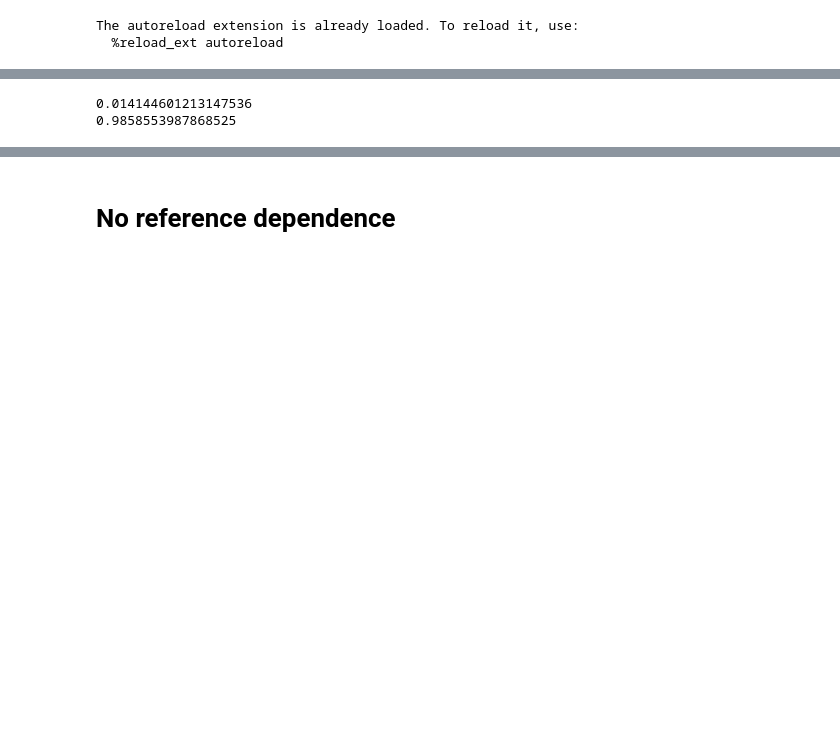
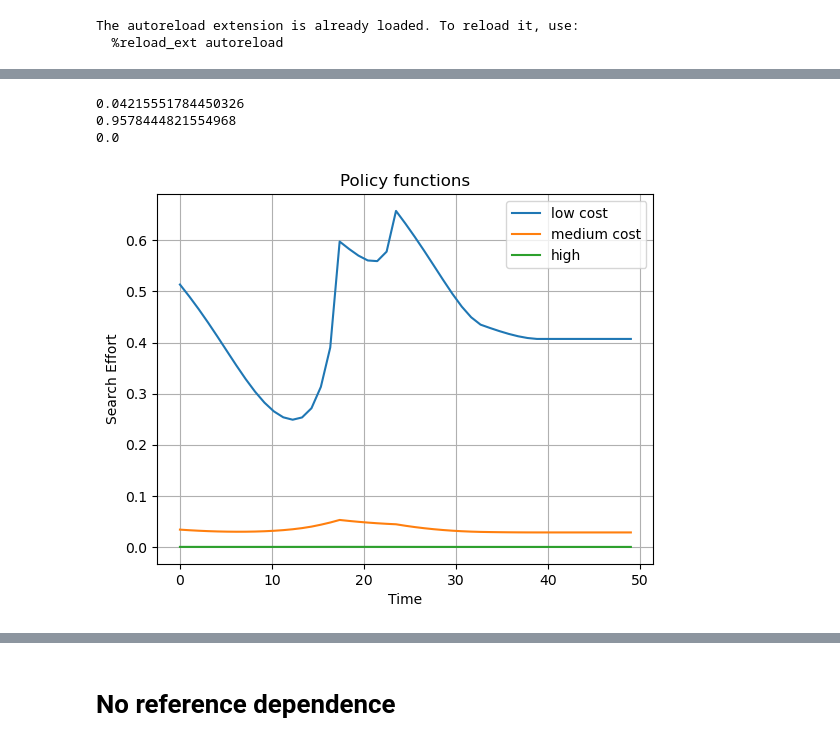
Before and after one commit to qrn838/Dynamic-programming-project, a Jupyter notebook: 2. forecasting errors.ipynb, the cells around one changed output, grey strips where cells are left out. Saved outputs shown, nothing was run; the diff lists cells and outputs as text; code cells hidden in the pictures; blank space fills up the shorter version.

```diff
--- a/2. forecasting errors.ipynb
+++ b/2. forecasting errors.ipynb
@@ -33,9 +33,25 @@ Number of iterations:    621
 # %%
 print(model.par.type_shares1)
 print(model.par.type_shares2)
+print(model.par.type_shares3)
 # %% [output]
-0.014144601213147536
-0.9858553987868525
+0.04215551784450326
+0.9578444821554968
+0.0
+# %%
+search_effort = solve_search_effort(model.par)
+time = np.linspace(0, model.par.T, model.par.T)
+plt.plot(time, search_effort[0,:], label = 'low cost')
+plt.plot(time, search_effort[1,:], label = 'medium cost')
+plt.plot(time, search_effort[2,:], label = 'high' )
+plt.xlabel('Time')
+plt.ylabel('Search Effort')
+plt.title('Policy functions')
+plt.grid(True)
+plt.legend()
+plt.show()
+# %% [output]
+[figure, added]
 # %%
 sim = sim_search_effort(model.par)
 time = np.linspace(0, model.par.T_sim, model.par.T_sim)
```
Also changed, not shown: parts of 13 cells of this notebook, 5 other files.
